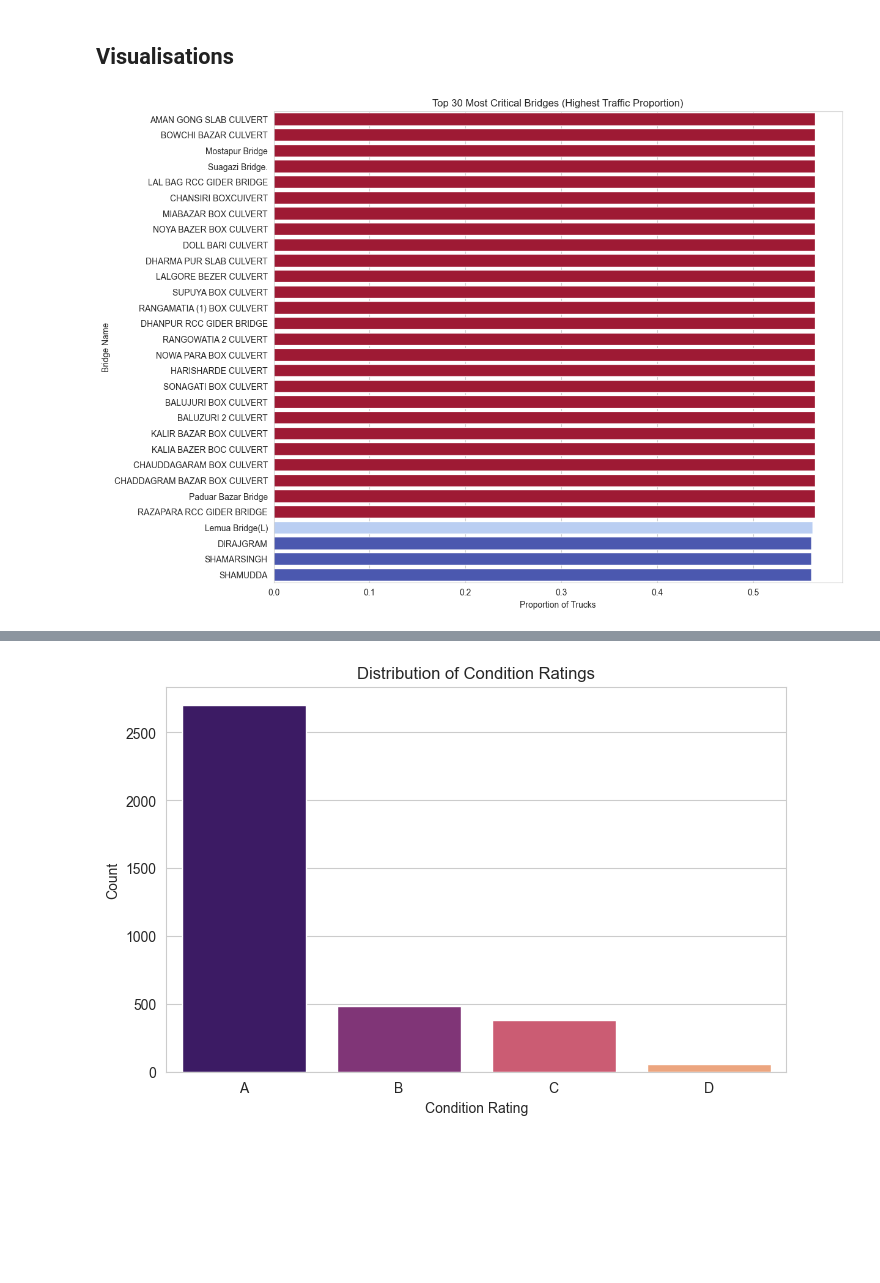
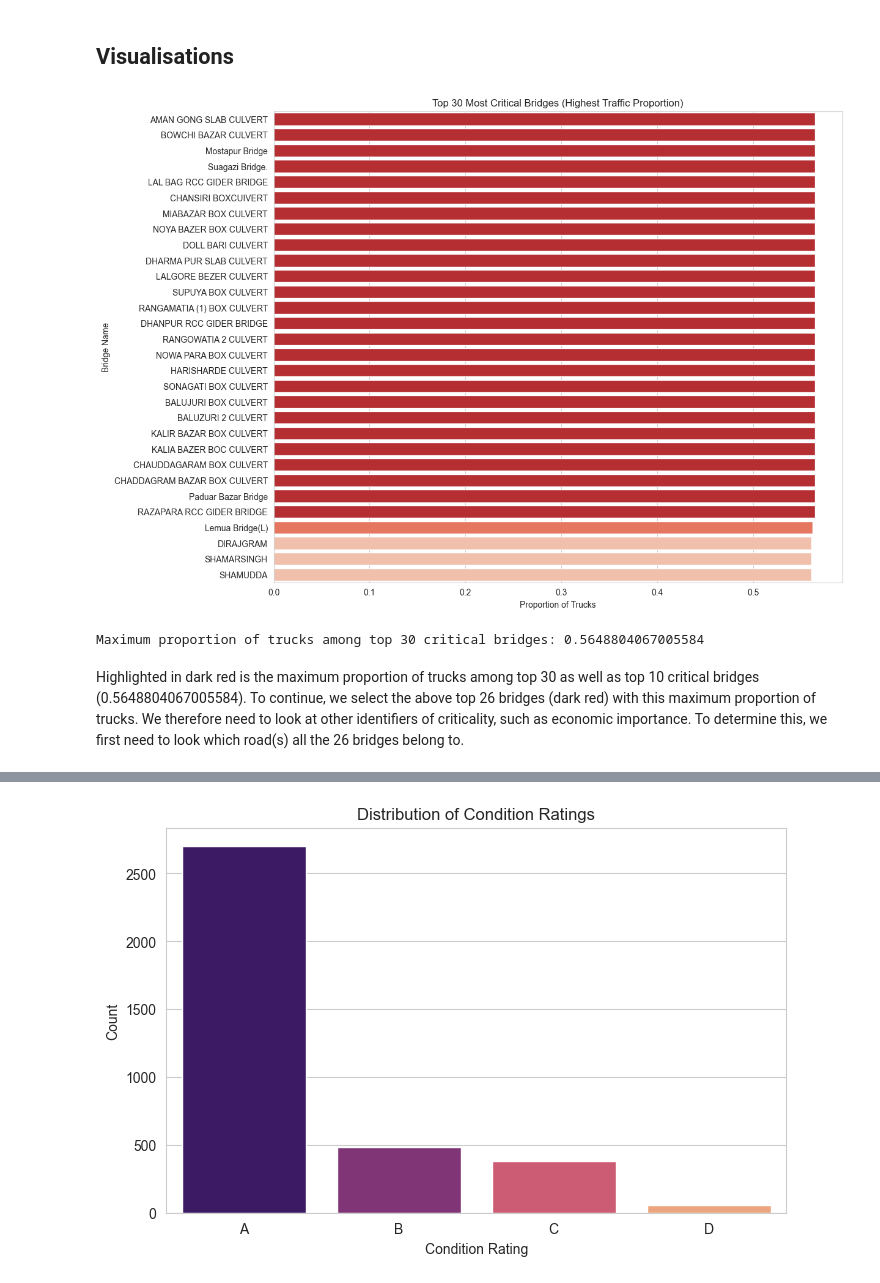
Before and after one commit to roydonders/EPA113a-Lab, a Jupyter notebook: EPA1352-G01-A4/notebook/top10assignment4.ipynb, the cells around one changed output, grey strips where cells are left out. Drawn from its saved outputs; the diff is of its cells as text; code cells hidden in the pictures; blank space fills up the shorter version.

```diff
--- a/EPA1352-G01-A4/notebook/top10assignment4.ipynb
+++ b/EPA1352-G01-A4/notebook/top10assignment4.ipynb
@@ -18,24 +18,24 @@ top_30_critical = df.sort_values(by='Proportion truck', ascending=False).head(30
 ## Visualisations
 # %%
 # Plotting top 10 most critical bridges
-# Plotting top 10 most critical bridges without legend
-# Define custom hues for each unique value of the x variable
-# unique_roads = top_30_critical['Proportion truck'].unique()
-# hues = sns.color_palette("hsv", n_colors=len(unique_roads))
-#
-# hue_dict = dict(zip(unique_roads, hues))
+
 plt.figure(figsize=(12, 10))
-barplot = sns.barplot(x='Proportion truck', y='name', data=top_30_critical, palette='coolwarm', hue ='Proportion truck', legend=False)
+# Define a custom palette with shades of red
+custom_palette = sns.color_palette("Reds", n_colors=3)
+barplot = sns.barplot(x='Proportion truck', y='name', data=top_30_critical, palette=custom_palette, hue ='Proportion truck', legend=False)
 plt.title('Top 30 Most Critical Bridges (Highest Traffic Proportion)')
 plt.xlabel('Proportion of Trucks')
 plt.ylabel('Bridge Name')
 
-# Annotating road names beside the bars
-for index, row in top_30_critical.iterrows():
-    plt.annotate(row['road'], xy=(row['Proportion truck'], index), xytext=(5, 0),
-                 textcoords='offset points', va='center', ha='left', color='black', fontsize=10)
-
 plt.show()
 # %% [output]
-[figure, old version]
+[figure, new version]
+# %%
+print("Maximum proportion of trucks among top 30 critical bridges:", top_30_critical['Proportion truck'].max())
+# %% [output]
+Maximum proportion of trucks among top 30 critical bridges: 0.5648804067005584
+# %% [markdown]
+Highlighted in dark red is the maximum proportion of trucks among top 30 as well as top 10 critical bridges (0.5648804067005584).
+To continue, we select the above top 26 bridges (dark red) with this maximum proportion of trucks.
+ We therefore need to look at other identifiers of criticality, such as economic importance. To determine this, we first need to look which road(s) all the 26 bridges belong to.
 # %%
```
Also changed, not shown: parts of 8 cells of this notebook.
